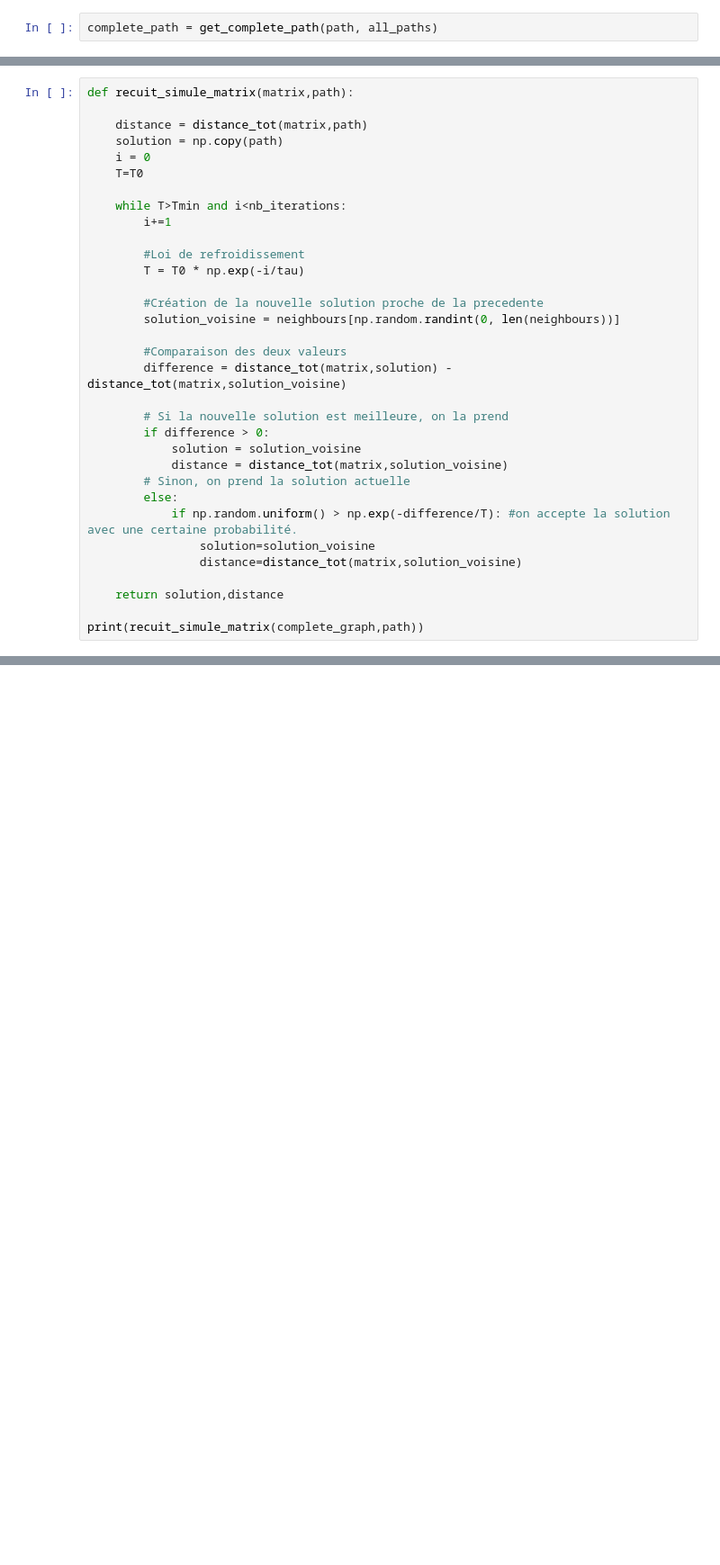
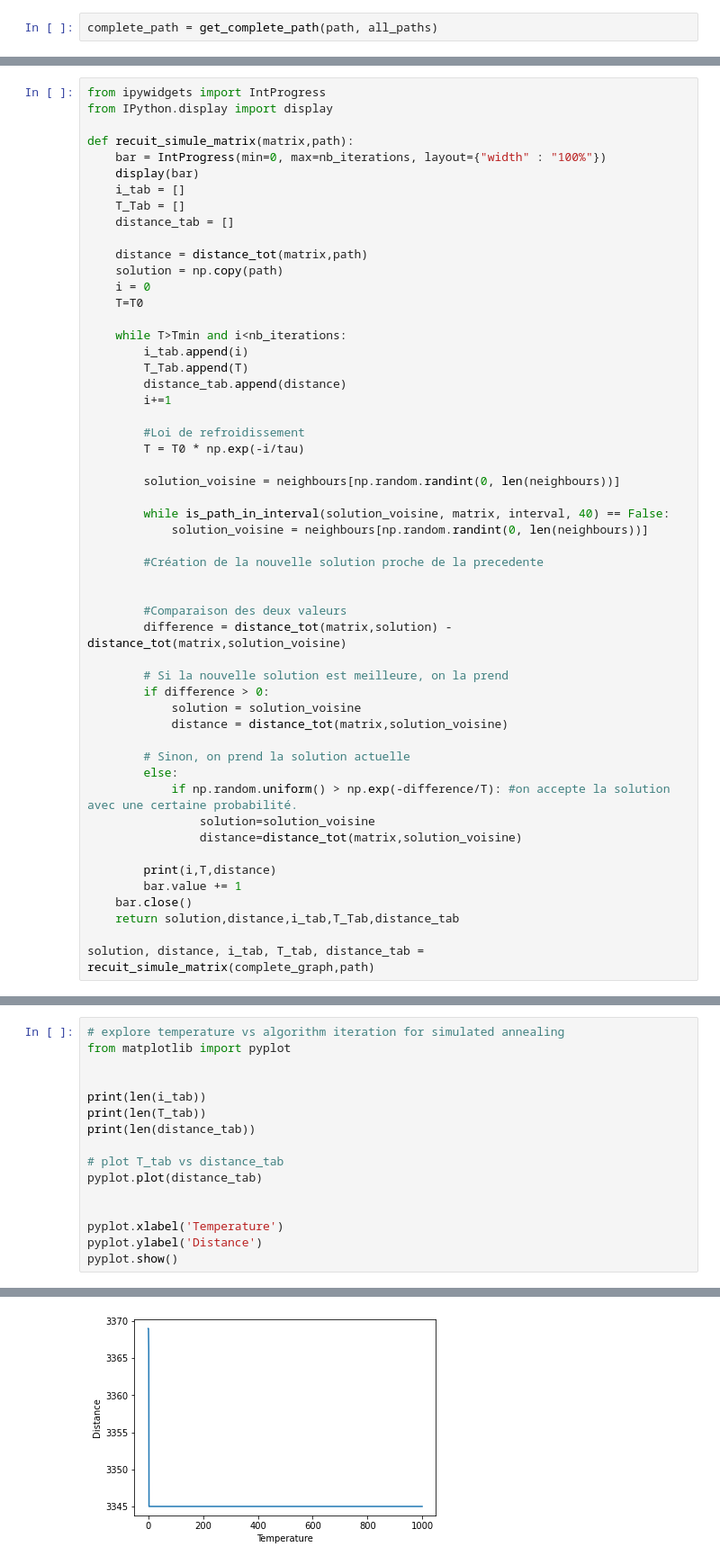
Before and after one commit to Adrien-Nicolas/Algo_avance, a Jupyter notebook: code/adrien.ipynb, the cells around one changed output, grey strips where cells are left out. Shown at 90% size. Drawn from its saved outputs; the diff is of its cells as text; blank space fills up the shorter version.

Commit message:
recuit simule + update requiremernt

```diff
--- a/code/adrien.ipynb
+++ b/code/adrien.ipynb
@@ -240,5 +261,13 @@ print(distance_tot(complete_graph,path))
 # %%
+from ipywidgets import IntProgress
+from IPython.display import display
+
 def recuit_simule_matrix(matrix,path):
+    bar = IntProgress(min=0, max=nb_iterations, layout={"width" : "100%"})
+    display(bar)
+    i_tab = []
+    T_Tab = []
+    distance_tab = []
 
     distance = distance_tot(matrix,path)
     solution = np.copy(path)
@@ -246,13 +275,21 @@ def recuit_simule_matrix(matrix,path):
     T=T0
 
     while T>Tmin and i<nb_iterations:
+        i_tab.append(i)
+        T_Tab.append(T)
+        distance_tab.append(distance)
         i+=1
 
         #Loi de refroidissement
         T = T0 * np.exp(-i/tau)
 
+        solution_voisine = neighbours[np.random.randint(0, len(neighbours))]
+
+        while is_path_in_interval(solution_voisine, matrix, interval, 40) == False:
+            solution_voisine = neighbours[np.random.randint(0, len(neighbours))]
+
         #Création de la nouvelle solution proche de la precedente
-        solution_voisine = neighbours[np.random.randint(0, len(neighbours))]
+
 
         #Comparaison des deux valeurs
         difference = distance_tot(matrix,solution) - distance_tot(matrix,solution_voisine)
@@ -261,13 +298,17 @@ def recuit_simule_matrix(matrix,path):
         if difference > 0:
             solution = solution_voisine
             distance = distance_tot(matrix,solution_voisine)
+
         # Sinon, on prend la solution actuelle
         else:
             if np.random.uniform() > np.exp(-difference/T): #on accepte la solution avec une certaine probabilité.
                 solution=solution_voisine
                 distance=distance_tot(matrix,solution_voisine)
 
-    return solution,distance
+        print(i,T,distance)
+        bar.value += 1
+    bar.close()
+    return solution,distance,i_tab,T_Tab,distance_tab
 
-print(recuit_simule_matrix(complete_graph,path))
+solution, distance, i_tab, T_tab, distance_tab = recuit_simule_matrix(complete_graph,path)
 # %% [output]
@@ -274,0 +361,17 @@ print(recuit_simule_matrix(complete_graph,path))
+# %%
+# explore temperature vs algorithm iteration for simulated annealing
+from matplotlib import pyplot
+
+
+print(len(i_tab))
+print(len(T_tab))
+print(len(distance_tab))
+
+# plot T_tab vs distance_tab
+pyplot.plot(distance_tab)
+
+
+pyplot.xlabel('Temperature')
+pyplot.ylabel('Distance')
+pyplot.show()
+# %% [output]
@@ -274,0 +381 @@ print(recuit_simule_matrix(complete_graph,path))
+[figure, added]
```
Also changed, not shown: parts of 10 cells of this notebook, 1 other file.
